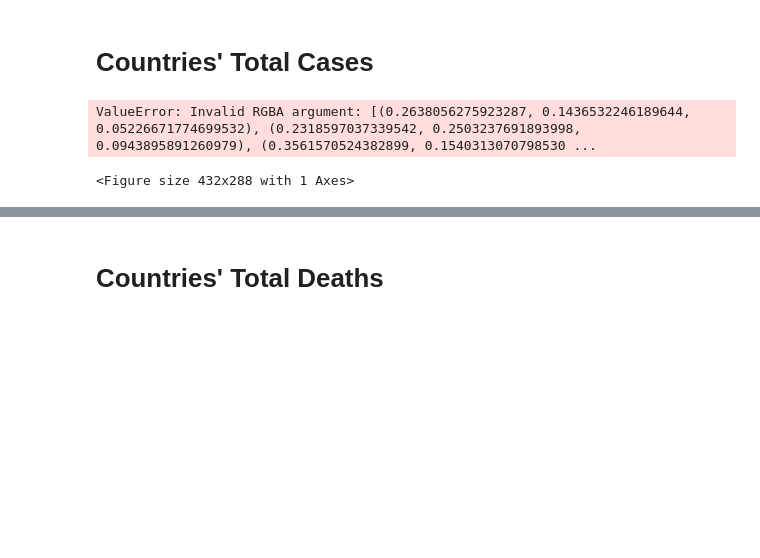
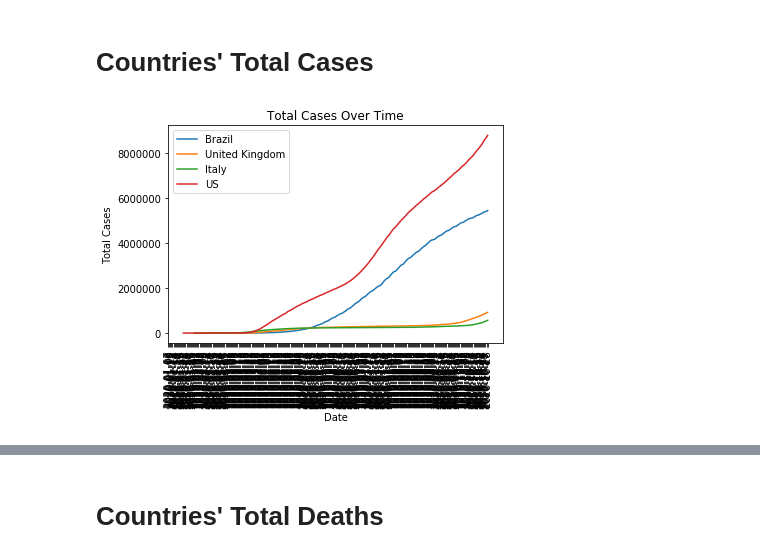
Before and after one commit to rejane-b/Project_1, a Jupyter notebook: Daily_Cases_Total_Cases.ipynb, the cells around one changed output, grey strips where cells are left out. Drawn from its saved outputs; the diff is of its cells as text; code cells hidden in the pictures; blank space fills up the shorter version.

Commit message:
New Figures and DFs
Percentages and some split figures included.

```diff
--- a/Daily_Cases_Total_Cases.ipynb
+++ b/Daily_Cases_Total_Cases.ipynb
@@ -26,31 +26,26 @@ cases_df.head()
 | 4 | 2020-01-04 | Brazil | 0.0 | 0.0 | NaN | NaN |
 # %% [markdown]
 # Countries' Total Cases
-# %%
-# GroupBy Country and set index for visualization
-cases_df.groupby(["location"])
-cases_df.set_index('location')
-cases_df
-
-# Generate colors for each country
-colors = []
-for i in range(11):
-    rgb = (random.uniform(0,.5),random.uniform(0,.5),random.uniform(0,.5))
-    colors.append(rgb)
-
-# Plot Total Cases over Time for each country
-plt.plot_date(cases_df['date'],cases_df['total_cases'],xdate=True,color=colors)
-plt.title("Date vs Total Cases by Country")
-plt.xlabel("Date")
-plt.ylabel("Total Cases")
-
-
-# Correct Axes
-plt.gca().xaxis.set_major_formatter(mdates.DateFormatter('%d/%m/%Y'))
-plt.gca().xaxis.set_major_locator(mdates.DayLocator(interval=30))
-plt.gcf().autofmt_xdate()
-
-plt.show()
-# %% [output]
-ValueError: Invalid RGBA argument: [(0.2638056275923287, 0.1436532246189644, 0.05226671774699532), (0.2318597037339542, 0.2503237691893998, 0.0943895891260979), (0.3561570524382899, 0.1540313070798530 ...
-<Figure size 432x288 with 1 Axes>
+# %%
+fig, ax = plt.subplots()
+
+brazil = cases_df.loc[cases_df['location']=='Brazil']
+ax.plot(brazil['date'],brazil['total_cases'], label = 'Brazil')
+
+uk = cases_df.loc[cases_df['location']=='United Kingdom']
+ax.plot(uk['date'],uk['total_cases'],label='United Kingdom')
+
+italy = cases_df.loc[cases_df['location']=='Italy']
+ax.plot(italy['date'],italy['total_cases'],label='Italy')
+
+us = cases_df.loc[cases_df['location']=='United States']
+ax.plot(us['date'],us['total_cases'],label='US')
+
+plt.xticks(rotation='vertical')
+plt.title('Total Cases Over Time')
+plt.xlabel('Date')
+plt.ylabel('Total Cases')
+plt.legend()
+plt.show()
+# %% [output]
+[figure, added]
```
Also changed, not shown: parts of 8 cells of this notebook, 1 other file.
